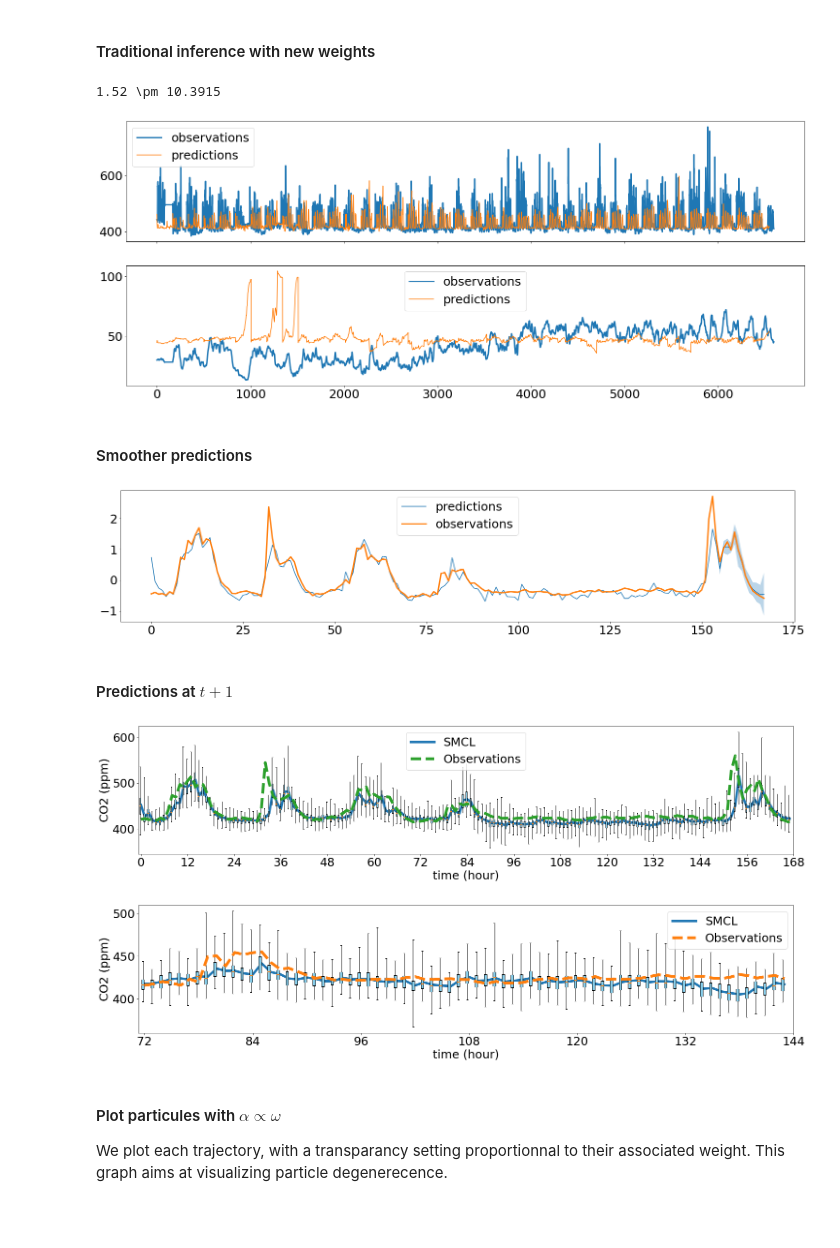
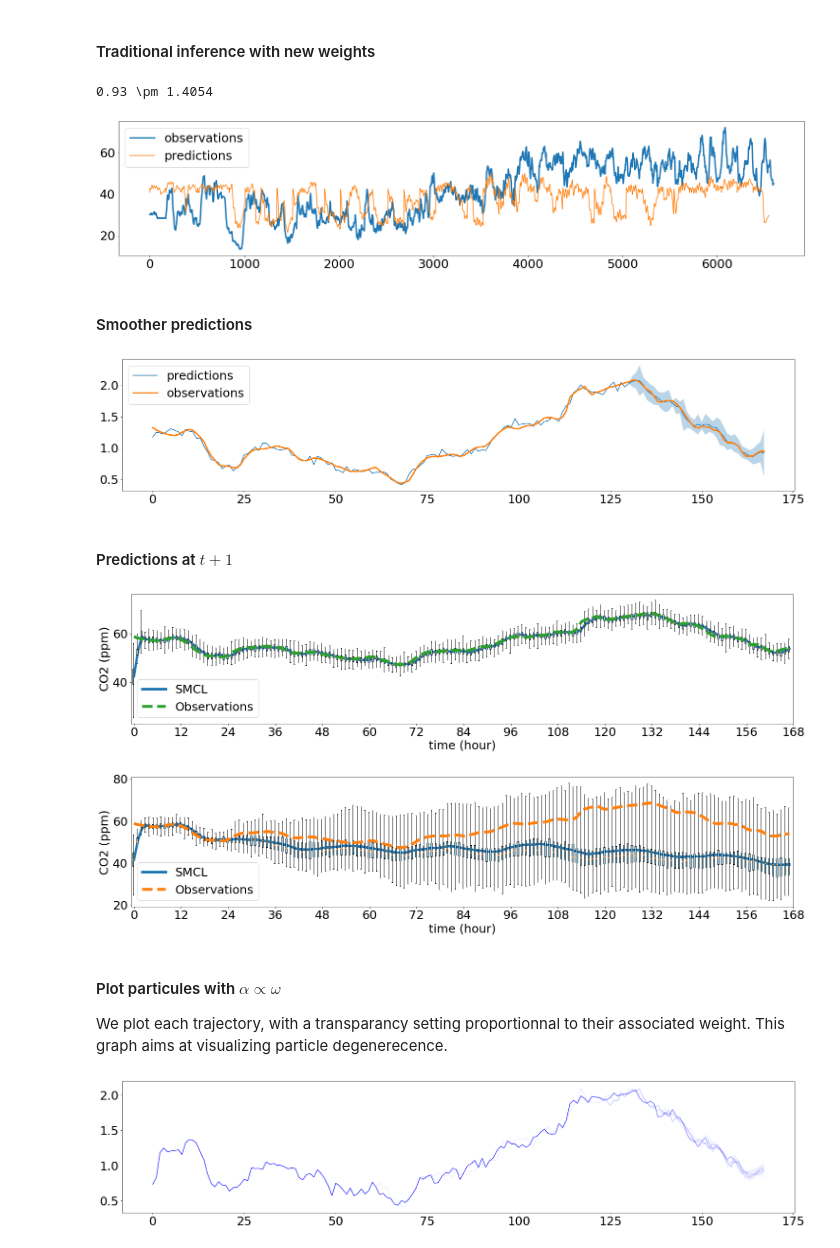
Before and after one commit to maxjcohen/SMCL, a Jupyter notebook: demo.ipynb, the cells around one changed output. Drawn from its saved outputs; the diff is of its cells as text; code cells hidden in the pictures; blank space fills up the shorter version.

```diff
--- a/demo.ipynb
+++ b/demo.ipynb
@@ -89,7 +89,7 @@ class SMCM(nn.Module):
     def __init__(self, input_size, hidden_size, output_size):
         super().__init__()
 
-        self.input_model = nn.GRU(input_size=input_size, hidden_size=hidden_size, num_layers=6, dropout=0.3)
+        self.input_model = nn.GRU(input_size=input_size, hidden_size=hidden_size, num_layers=3, dropout=0.2)
         self.smcl = SMCL(input_size=hidden_size,
                          hidden_size=hidden_size,
                          output_size=output_size,
@@ -223,6 +223,7 @@ class LitSMCModule(pl.LightningModule):
 ### Train
 # %%
 # Train model
+model.input_model.dropout = 0
 train_model = LitSMCModule(model, lr=3e-3)
 trainer = pl.Trainer(max_epochs=EPOCHS_SMCN, gpus=1, callbacks=[bar])
 trainer.fit(train_model, dataloader_train)
@@ -261,8 +276,8 @@ losses = compute_cost(model, dataloader_val, criteria="mse")
 print(f"{losses.mean():.2f} \pm {losses.var():.4f}")
 model.N=N
 # %% [output]
-1.52 \pm 10.3915
+0.93 \pm 1.4054
-[figure, old version]
+[figure, new version]
 # %% [markdown]
 #### Smoother predictions
 # %%
@@ -277,7 +292,7 @@ plt.plot(y[:, 0, idx_out], lw=3, label='observations')
 plt.legend()
 plt.show()
 # %% [output]
-[figure, old version]
+[figure, new version]
 # %% [markdown]
 #### Predictions at $t+1$
 # %%
@@ -311,40 +326,40 @@ plt.xlabel("time (hour)")
 plt.ylabel("CO2 (ppm)")
 plt.show()
 # %% [output]
-[figure, old version]
+[figure, new version]
 # %%
-start_day = 3
-end_day = start_day+3
+start_day = 0
+end_day = start_day+7
 day_hide = start_day+1
 tick_step = 12
 
 netout_smc, y_scaled = boxplotprediction(model, dataloader_val, u, y, day_hide=day_hide, burnin=0)
 
 netout_smc = netout_smc[24*start_day:24*end_day]
 y_scaled = y_scaled[24*start_day:24*end_day]
 
 
 plt.boxplot(netout_smc.T,
             positions=np.arange(netout_smc.shape[0])-0.2,
             sym="",
             whis=(0, 100), # 95% already selected here
             widths=0.3,
             patch_artist=True,
             boxprops=dict(facecolor="skyblue"))
 plt.plot(netout_smc.mean(-1), lw=5, label='SMCL')
 
 
 plt.plot(y_scaled, "--", lw=6, label='Observations', zorder=100)
 
 plt.legend()
 # plt.xticks(np.arange(burnin, T+1-burnin, 24), np.arange(burnin, T+1-burnin, 24))
 plt.xticks(np.arange(0, (end_day - start_day)*24+1, tick_step), np.arange(0, (end_day - start_day)*24+1, tick_step)+start_day*24)
 plt.xlabel("time (hour)")
 # plt.ylabel("humidity (percent)")
 plt.ylabel("CO2 (ppm)")
 plt.show()
 # %% [output]
-[figure, old version]
+[figure, new version]
 # %% [markdown]
 #### Plot particules with $\alpha \propto \omega$
 
@@ -366,3 +381,5 @@ w = w.numpy()
 # plt.plot(y[:, batch_idx].squeeze().numpy(), '--', lw=3, alpha=0.6, c='green')
 for trajectory, weight in zip(netout.T, w):
     plt.plot(trajectory, alpha=weight, c='blue')
+# %% [output]
+[figure, added]
```
Also changed, not shown: parts of 8 cells of this notebook, 1 other file.
